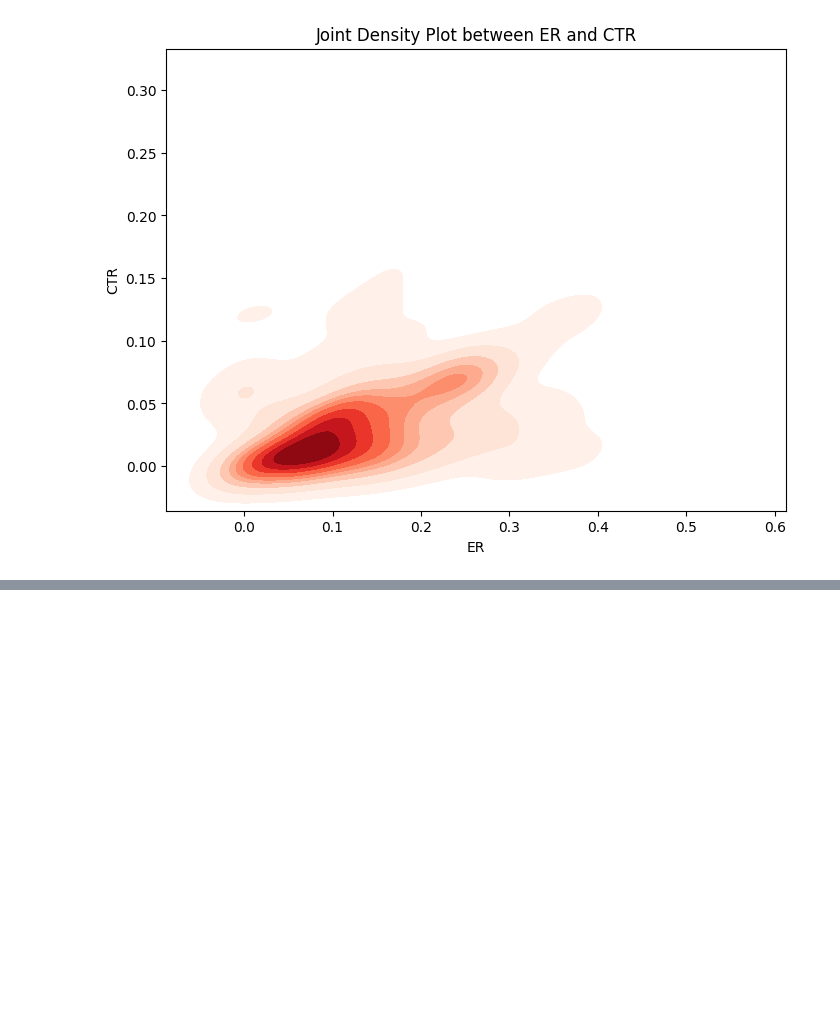
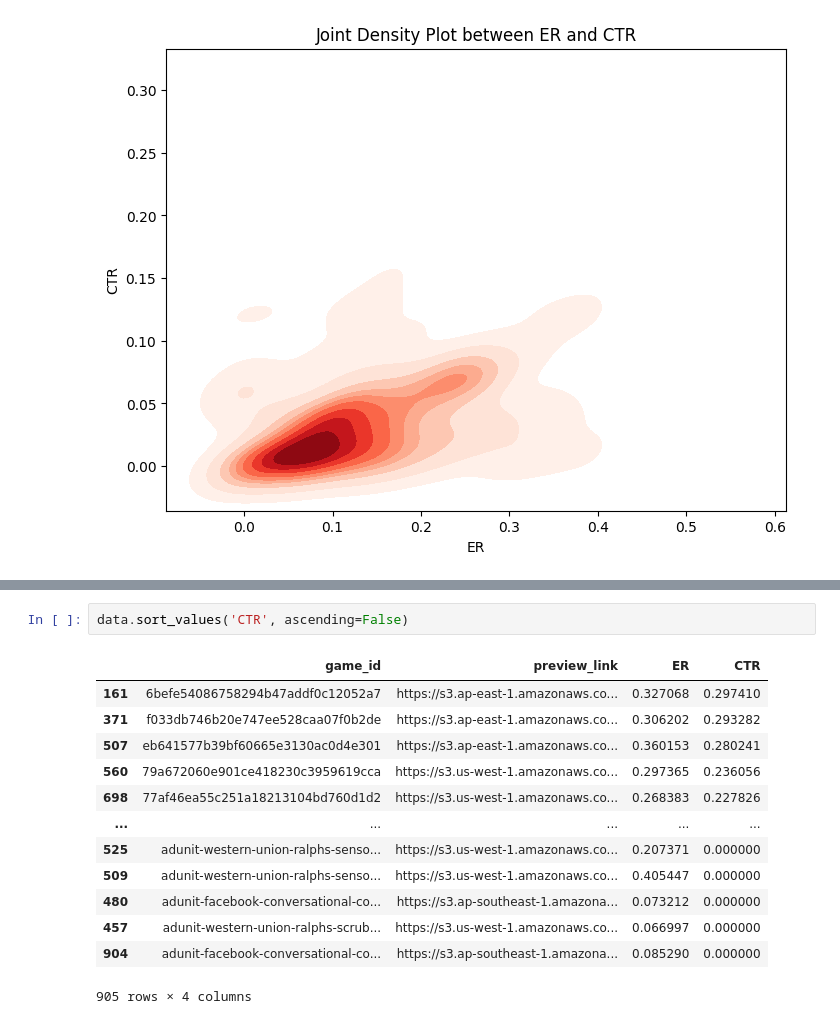
Before and after one commit to JabezETH/Semantic-Image-and-Text-Alignment, a Jupyter notebook: notebooks/eda.ipynb, the cells around one changed output, grey strips where cells are left out. Drawn from its saved outputs; the diff is of its cells as text; blank space fills up the shorter version.

```diff
--- a/notebooks/eda.ipynb
+++ b/notebooks/eda.ipynb
@@ -36,0 +83,16 @@ This will become an error in seaborn v0.14.0; please update your code.
+# %%
+data.sort_values('CTR', ascending=False)
+# %% [output]
+|  | game_id | preview_link | ER | CTR |
+| 161 | 6befe54086758294b47addf0c12052a7 | https://s3.ap-east-1.amazonaws.co... | 0.327068 | 0.297410 |
+| 371 | f033db746b20e747ee528caa07f0b2de | https://s3.ap-east-1.amazonaws.co... | 0.306202 | 0.293282 |
+| 507 | eb641577b39bf60665e3130ac0d4e301 | https://s3.ap-east-1.amazonaws.co... | 0.360153 | 0.280241 |
+| 560 | 79a672060e901ce418230c3959619cca | https://s3.us-west-1.amazonaws.co... | 0.297365 | 0.236056 |
+| 698 | 77af46ea55c251a18213104bd760d1d2 | https://s3.us-west-1.amazonaws.co... | 0.268383 | 0.227826 |
+| ... | ... | ... | ... | ... |
+| 525 | adunit-western-union-ralphs-senso... | https://s3.us-west-1.amazonaws.co... | 0.207371 | 0.000000 |
+| 509 | adunit-western-union-ralphs-senso... | https://s3.us-west-1.amazonaws.co... | 0.405447 | 0.000000 |
+| 480 | adunit-facebook-conversational-co... | https://s3.ap-southeast-1.amazona... | 0.073212 | 0.000000 |
+| 457 | adunit-western-union-ralphs-scrub... | https://s3.us-west-1.amazonaws.co... | 0.066997 | 0.000000 |
+| 904 | adunit-facebook-conversational-co... | https://s3.ap-southeast-1.amazona... | 0.085290 | 0.000000 |
+905 rows × 4 columns
```
Also changed, not shown: parts of 3 cells of this notebook, 22 other files.
